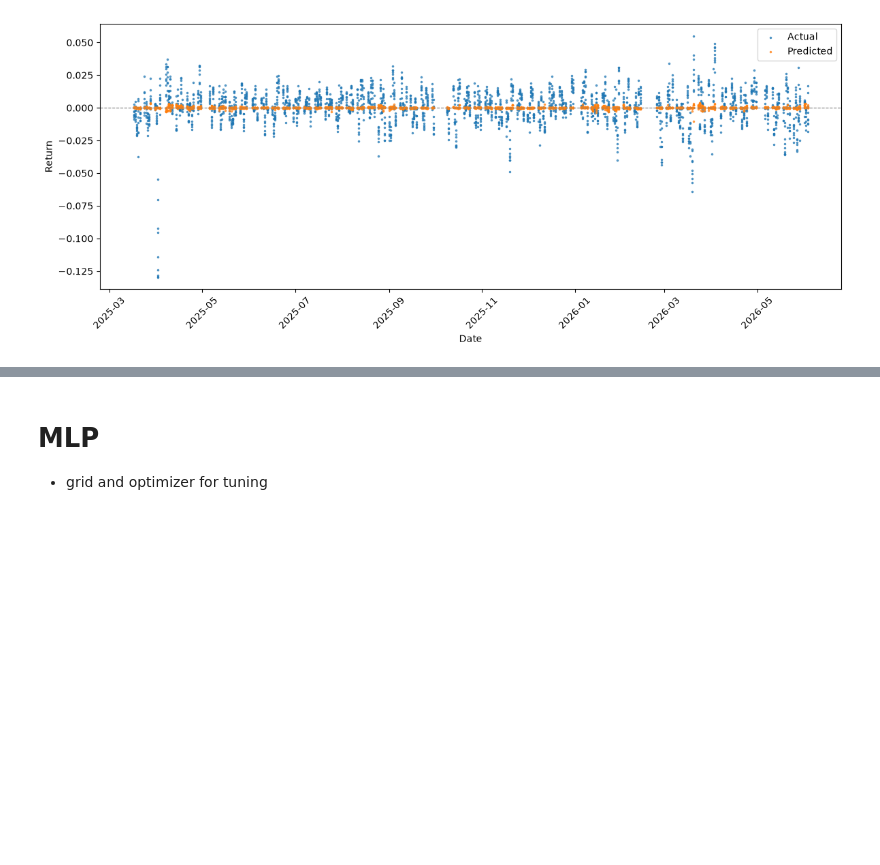
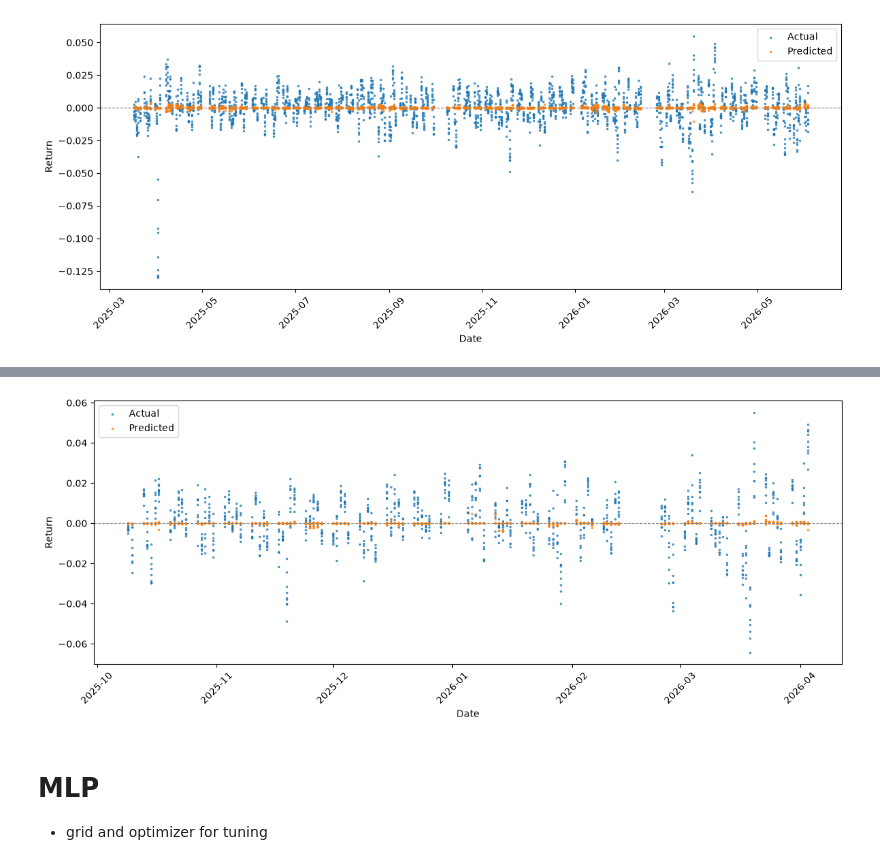
Before and after one commit to hanxi2415-bit/official_run, a Jupyter notebook: multi_stock_ml.ipynb, the cells around one changed output, grey strips where cells are left out. Saved outputs shown, nothing was run; the diff lists cells and outputs as text; code cells hidden in the pictures; blank space fills up the shorter version.

Commit message:
added walk forward validation

```diff
--- a/multi_stock_ml.ipynb
+++ b/multi_stock_ml.ipynb
@@ -907,0 +938,30 @@ it's getting the relative ranking across stocks right on any given day
+# %%
+# walk-forward evaluation
+all_dates = X.index.get_level_values('datetime').unique()
+splits = get_walk_forward_splits(all_dates, initial_train_years=3, valid_months=6, test_months=6, step_months=6)
+
+fold_results = []
+i = 0
+
+for split in splits:
+    X_train_r, y_train_r, X_valid_r, y_valid_r, X_test_r, y_test_r = get_fold_data(X, y, split)
+
+    # combine train+valid for final fit, per your earlier decision
+    X_fit_r = pd.concat([X_train_r, X_valid_r], axis=0)
+    y_fit_r = pd.concat([y_train_r, y_valid_r], axis=0)
+
+    final_model = Ridge(alpha=best_alpha)
+    final_model.fit(X_fit_r, y_fit_r.values.ravel())
+
+    preds = final_model.predict(X_test_r)
+    rank_ic = pd.Series(preds, index=y_test_r.index).groupby('datetime').apply(
+        lambda x: x.corr(y_test_r.loc[x.index], method='spearman')
+    ).mean()
+
+    i += 1
+    fold_results.append({"fold": i, "rank_ic": rank_ic, "test_period_until": split[2]})
+    print(f"Fold {i}: test={split[2]}, rank_ic={rank_ic:.5f}")
+
+results_df = pd.DataFrame(fold_results)
+print(f"\nMean rank_ic across folds: {results_df['rank_ic'].mean():.5f}")
+print(f"Std rank_ic across folds: {results_df['rank_ic'].std():.5f}")
@@ -984,3 +1141,16 @@ plt.show()
+# %%
+plt.figure(figsize=(12, 5))
+plt.scatter(y_test_r.index.get_level_values('datetime'), y_test_r.values, s = 3, label="Actual", alpha=0.7, linewidth=0.8)
+plt.scatter(y_test_r.index.get_level_values('datetime'), preds, s = 3, label="Predicted", alpha=0.7, linewidth=0.8)
+plt.axhline(0, color="gray", linestyle="--", linewidth=0.8)
+plt.xlabel("Date")
+plt.ylabel("Return")
+plt.legend()
+plt.xticks(rotation=45)
+plt.tight_layout()
+plt.show()
+# %% [output]
+[figure, added]
 # %% [markdown]
 # MLP
 - grid and optimizer for tuning
```
Also changed, not shown: parts of 14 cells of this notebook.
